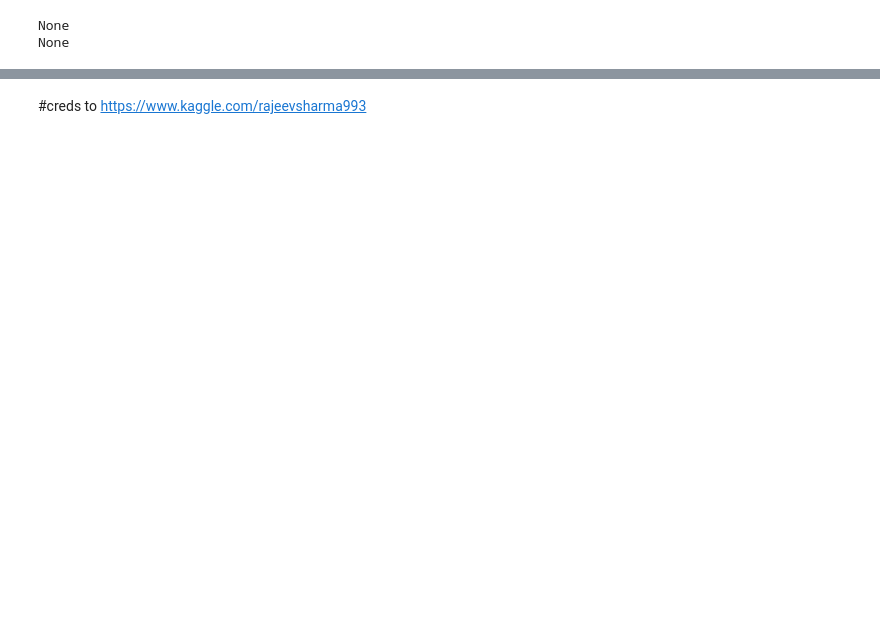
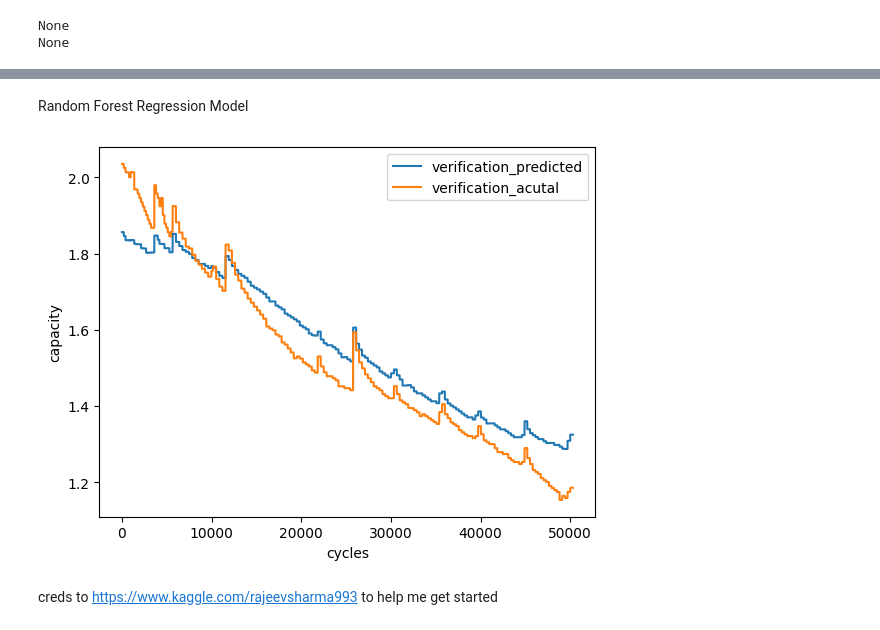
Before and after one commit to kostubhagarwal/battery_soh_predictor, a Jupyter notebook: script.ipynb, the cells around one changed output, grey strips where cells are left out. Saved outputs shown, nothing was run; the diff lists cells and outputs as text; code cells hidden in the pictures; blank space fills up the shorter version.

```diff
--- a/script.ipynb
+++ b/script.ipynb
@@ -193,2 +154,18 @@ Training set score: 0.98
+# %% [markdown]
+Random Forest Regression Model
+# %%
+# Create a random forest regressor object
+rf = RandomForestRegressor(n_estimators=100, max_depth=10, random_state=42)
+
+# Train the model using the training data
+rf.fit(t_X, t_y)
+
+# Prediction
+rf_pred = pred(rf, v_X)
+
+# Graph
+graph(rf_pred, v_y)
+# %% [output]
+[figure, added]
 # %% [markdown]
-#creds to https://www.kaggle.com/rajeevsharma993
+creds to https://www.kaggle.com/rajeevsharma993 to help me get started
```
Also changed, not shown: parts of 18 cells of this notebook.
